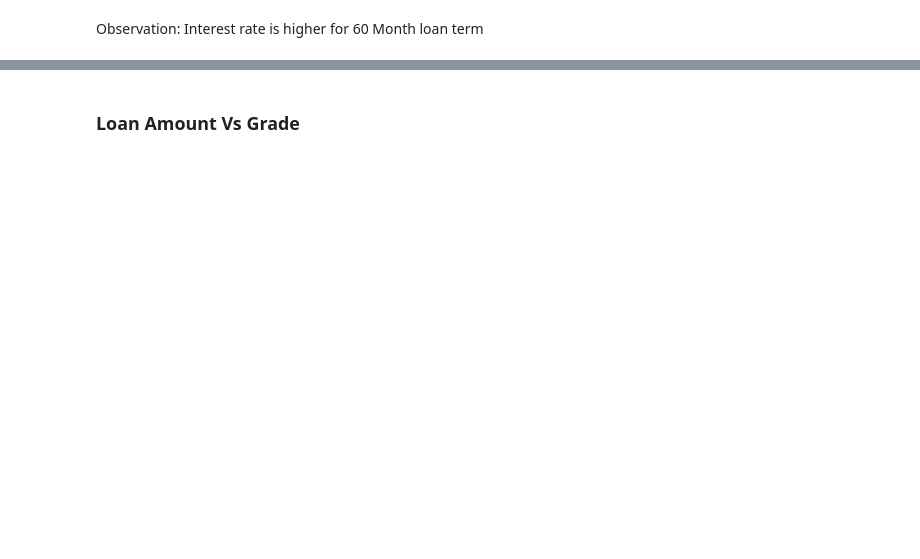
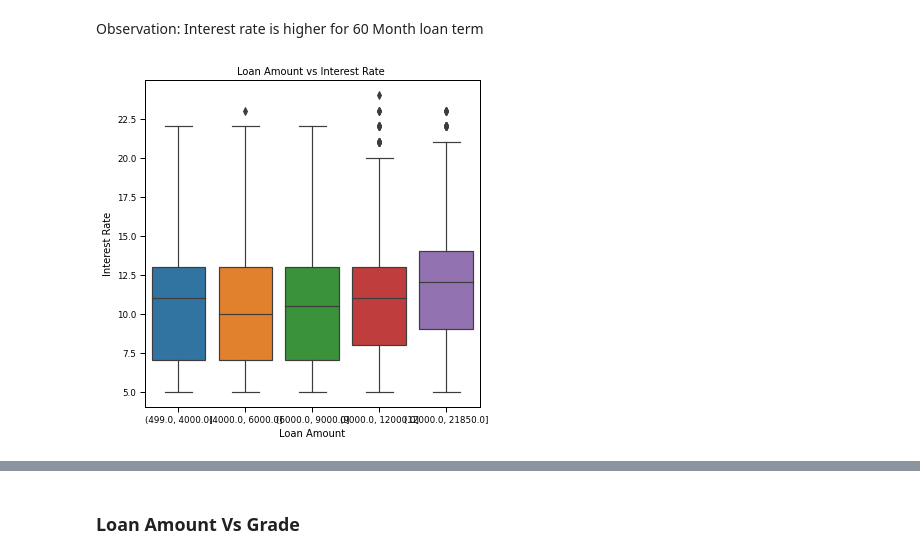
Before and after one commit to manishemnani/LendingClubCaseStudy, a Jupyter notebook: Lending_Club_Case_EDA.ipynb, the cells around one changed output, grey strips where cells are left out. Cells and saved outputs as stored; diff of their text form; code cells hidden in the pictures; blank space fills up the shorter version.

```diff
--- a/Lending_Club_Case_EDA.ipynb
+++ b/Lending_Club_Case_EDA.ipynb
@@ -777,2 +801,6 @@ box_plot_bv_analysis('int_rate', 'term', 'Term vs Interest Rate ', 'Term','Inter
 # %% [markdown]
 Observation: Interest rate is higher for 60 Month loan term
+# %%
+box_plot_bv_analysis('loan_amnt_bin','int_rate',  'Loan Amount vs Interest Rate ','Interest Rate', 'Loan Amount')
+# %% [output]
+[figure, added]
```
Also changed, not shown: parts of 33 cells of this notebook, 1 other file.
